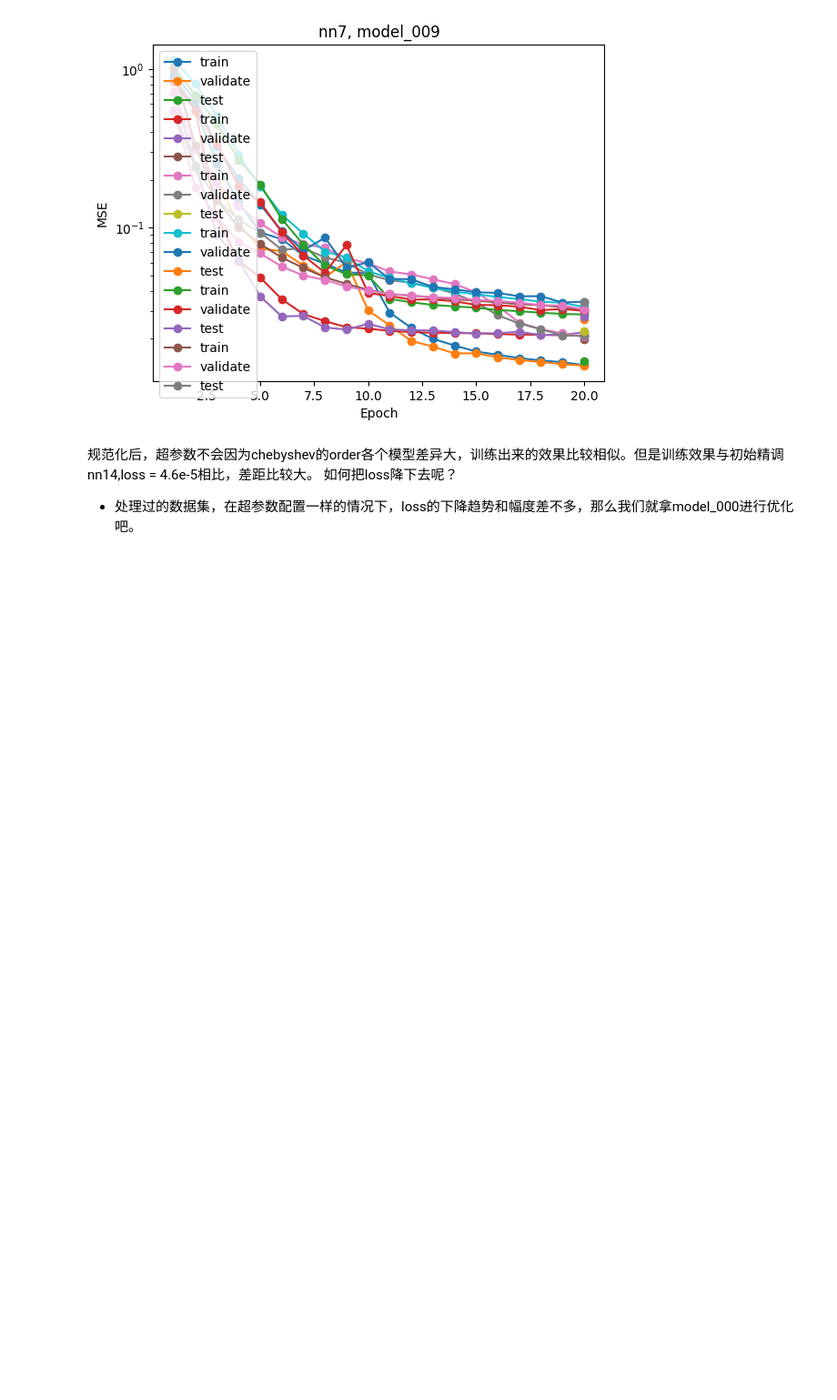
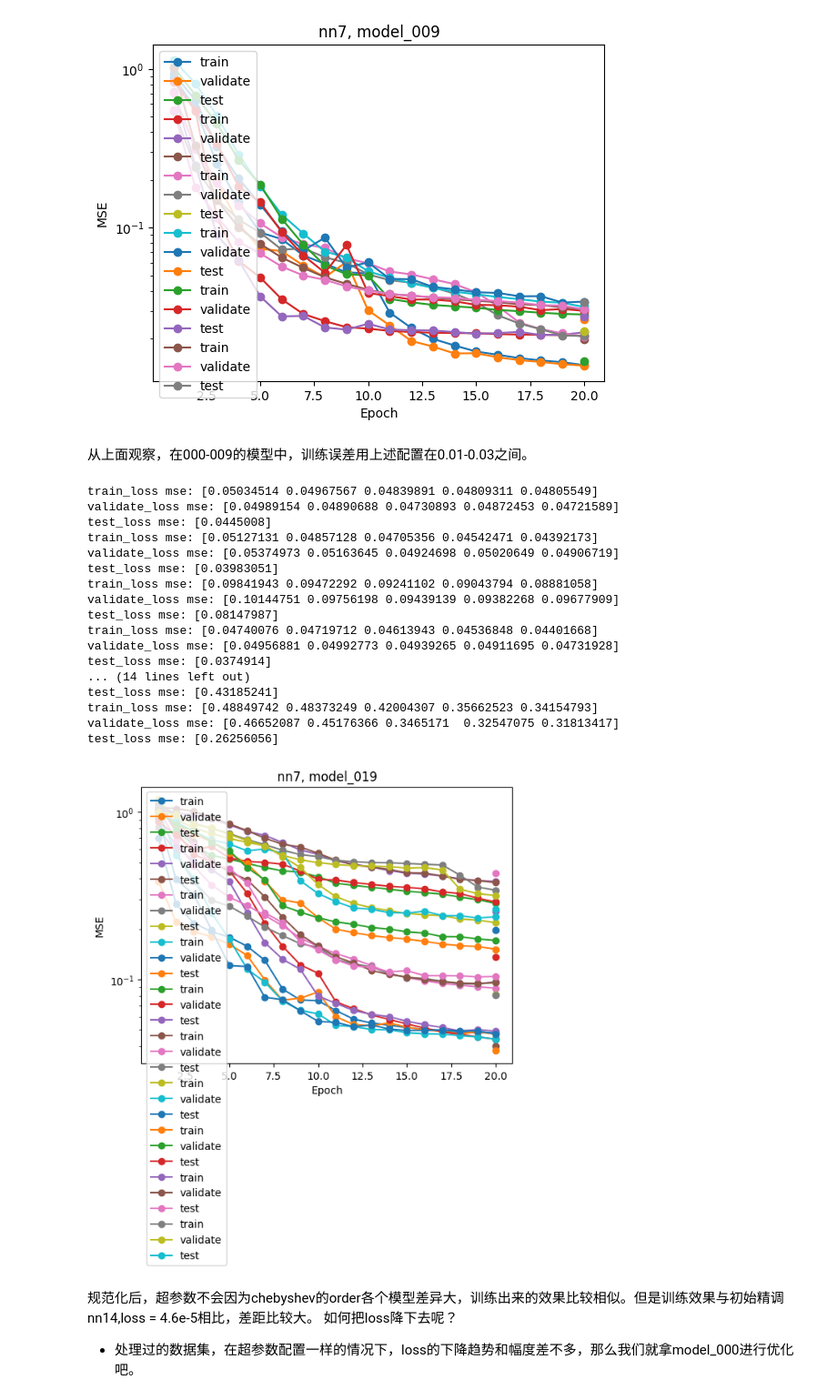
Before and after one commit to Tinrry/anderson, a Jupyter notebook: Untitled.ipynb, the cells around one changed output. Shown: that part at 91% size. Drawn from its saved outputs; the diff is of its cells as text; code cells hidden in the pictures; blank space fills up the shorter version.

```diff
--- a/Untitled.ipynb
+++ b/Untitled.ipynb
@@ -65,6 +66,33 @@ train_loss mse: [0.03390456 0.03300196 0.03256274 0.03155763 0.0305537 ]
 validate_loss mse: [0.03453743 0.03377753 0.03255504 0.03232973 0.03059845]
 test_loss mse: [0.03421684]
 [figure]
+# %% [markdown]
+从上面观察，在000-009的模型中，训练误差用上述配置在0.01-0.03之间。
+# %%
+# 使用规范化的数据集测试一下model_000, model_001,使用的是config_model0_cnorm.json,看结果，发现后面有的也训练不稳定。还是需要
+loss_file0 = "nn_7/loss_cnorm_0-255.h5"
+for i in range(10, 20):
+    model = f'model_{i:03}'
+    plot_loss_epoch(loss_file0, f'nn7, {model}', n_model=model)
+# %% [output]
+train_loss mse: [0.05034514 0.04967567 0.04839891 0.04809311 0.04805549]
+validate_loss mse: [0.04989154 0.04890688 0.04730893 0.04872453 0.04721589]
+test_loss mse: [0.0445008]
+train_loss mse: [0.05127131 0.04857128 0.04705356 0.04542471 0.04392173]
+validate_loss mse: [0.05374973 0.05163645 0.04924698 0.05020649 0.04906719]
+test_loss mse: [0.03983051]
+train_loss mse: [0.09841943 0.09472292 0.09241102 0.09043794 0.08881058]
+validate_loss mse: [0.10144751 0.09756198 0.09439139 0.09382268 0.09677909]
+test_loss mse: [0.08147987]
+train_loss mse: [0.04740076 0.04719712 0.04613943 0.04536848 0.04401668]
+validate_loss mse: [0.04956881 0.04992773 0.04939265 0.04911695 0.04731928]
+test_loss mse: [0.0374914]
+... (14 lines left out)
+test_loss mse: [0.43185241]
+train_loss mse: [0.48849742 0.48373249 0.42004307 0.35662523 0.34154793]
+validate_loss mse: [0.46652087 0.45176366 0.3465171  0.32547075 0.31813417]
+test_loss mse: [0.26256056]
+[figure, added]
 # %% [markdown]
 规范化后，超参数不会因为chebyshev的order各个模型差异大，训练出来的效果比较相似。但是训练效果与初始精调nn14,loss = 4.6e-5相比，差距比较大。
 如何把loss降下去呢？
```
Also changed, not shown: parts of 7 cells of this notebook, 6 other files.
